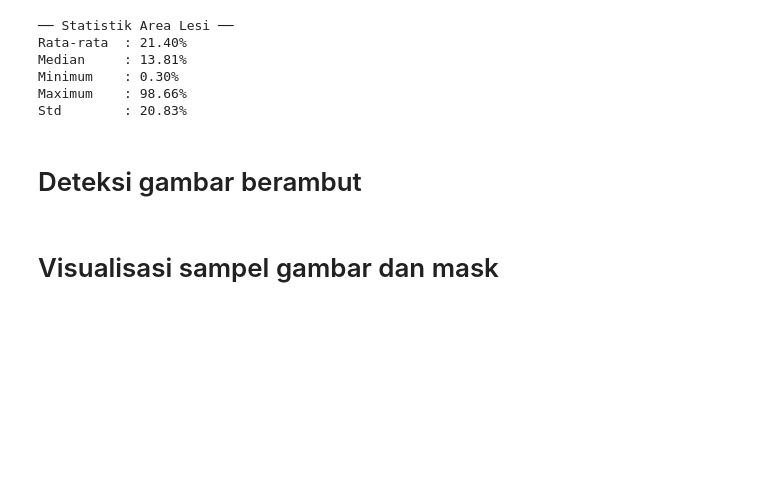
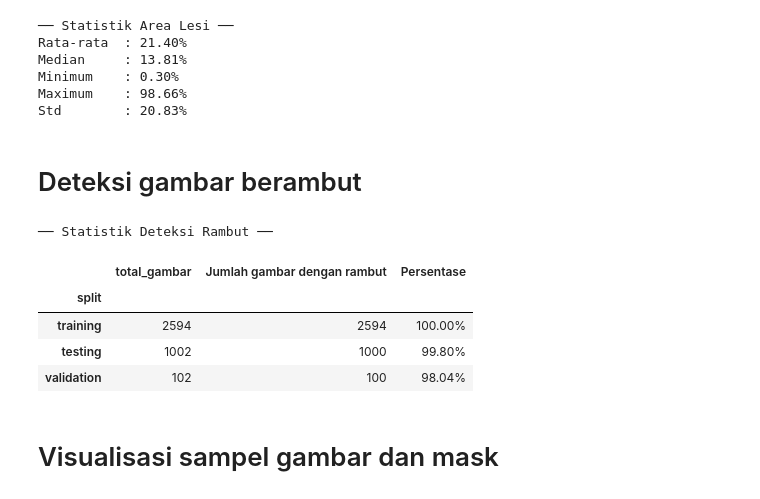
Before and after one commit to NateNats/U-Net-Architecture, a Jupyter notebook: notebooks/exploratory data analysis.ipynb, the cells around one changed output. Cells and saved outputs as stored; diff of their text form; code cells hidden in the pictures; blank space fills up the shorter version.

```diff
--- a/notebooks/exploratory data analysis.ipynb
+++ b/notebooks/exploratory data analysis.ipynb
@@ -159,21 +159,55 @@ Std        : 20.83%
 # %% [markdown]
 # Deteksi gambar berambut
 # %%
-def has_hair(img_path: str, threshold: int = 500) -> bool:
+def has_hair(img_path: str, threshold: int = 500, debug: bool = False) -> bool:
     img = cv2.imread(img_path)
 
     if img is None:
-        return
+        return False
 
     gray = cv2.cvtColor(img, cv2.COLOR_BGR2GRAY)
     kernel = cv2.getStructuringElement(cv2.MORPH_RECT, ksize=(17, 17))
     bh = cv2.morphologyEx(gray, cv2.MORPH_BLACKHAT, kernel)
     _, mask = cv2.threshold(bh, 10, 255, cv2.THRESH_BINARY)
 
+    if debug == True:
+        fig, axs = plt.subplots(1, 3, figsize=(12, 4))
+        axs[0].imshow(cv2.cvtColor(img, cv2.COLOR_BGR2RGB))
+        axs[1].imshow(bh, cmap='gray')
+        axs[2].imshow(mask, cmap='gray')
+
+        plt.tight_layout()
+        plt.show()
+
     return int(mask.sum() // 255) > threshold
-
-hair_stats = {}
-
-for split in splits:
+# %%
+hair_stats = {}
+
+for split in splits:
+    img_dir = Path(DATASET_DIR) / split / 'images'
+    img_paths = sorted(list(img_dir.glob("*.*")))
+
+    count_hair = 0
+    for img_path in tqdm(img_paths, desc=f"deteksi rambut di dataset {split}"):
+        if has_hair(str(img_path)):
+            count_hair += 1
+
+    hair_stats[split] = {
+        "total_gambar": len(img_paths),
+        "Jumlah gambar dengan rambut": count_hair,
+        "Persentase": f"{(count_hair / len(img_paths) * 100):.2f}%" if len(img_paths) > 0 else "N/A"
+    }
+
+df_hair = pd.DataFrame(hair_stats).T
+df_hair.index.name = 'split'
+print('\n── Statistik Deteksi Rambut ──')
+df_hair
+# %% [output]
+── Statistik Deteksi Rambut ──
+|  | total_gambar | Jumlah gambar dengan rambut | Persentase |
+| split |  |  |  |
+| training | 2594 | 2594 | 100.00% |
+| testing | 1002 | 1000 | 99.80% |
+| validation | 102 | 100 | 98.04% |
 # %% [markdown]
 # Visualisasi sampel gambar dan mask
```
Also changed, not shown: parts of 4 cells of this notebook, 4 other files.
